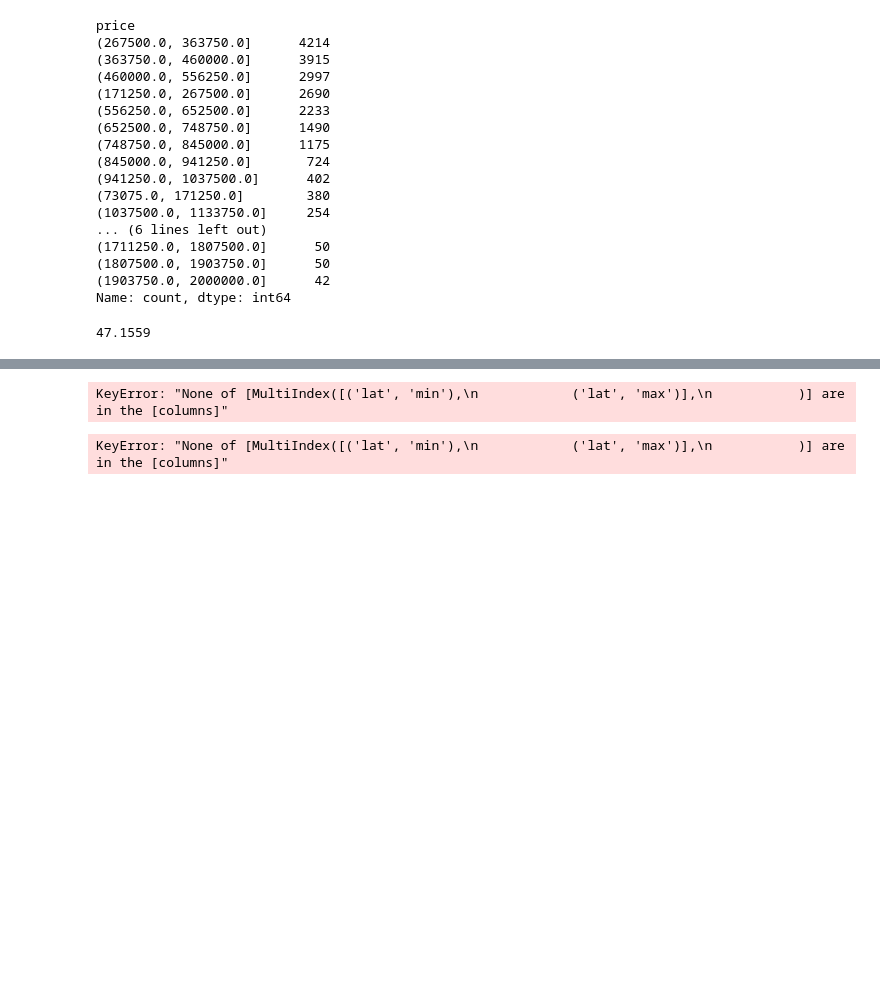
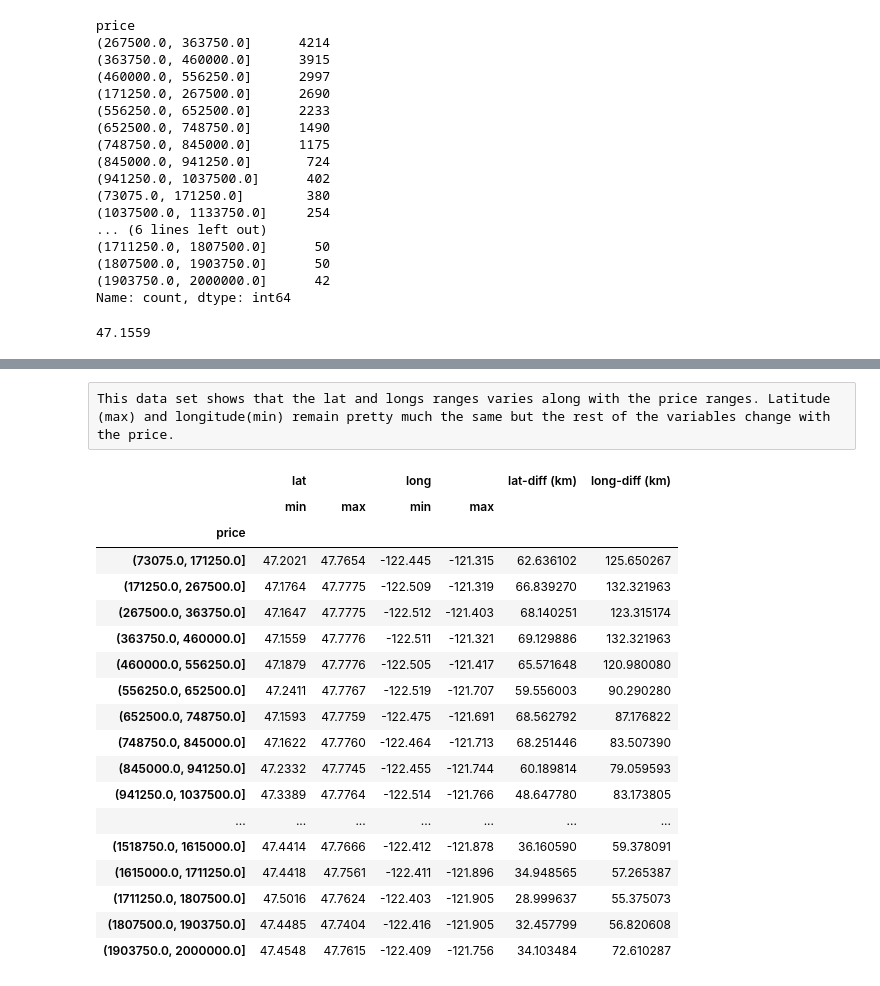
Before and after one commit to FawziElZein/House-Sales-King-County-Analysis-Part-3, a Jupyter notebook: Pandas Assignment #4.ipynb, the cells around one changed output, grey strips where cells are left out. Saved outputs shown, nothing was run; the diff lists cells and outputs as text; code cells hidden in the pictures; blank space fills up the shorter version.

```diff
--- a/Pandas Assignment #4.ipynb
+++ b/Pandas Assignment #4.ipynb
@@ -199,28 +199,29 @@ df_agg_price
+# %% [raw]
+This data set shows that the lat and longs ranges varies along with the price ranges. Latitude (max) and longitude(min) remain pretty much the same but the rest of the variables change with the price.
 # %%
-# df_agg_price['distance'] = df_agg_price[('lat','min')] - df_agg_price[('lat','max')]
-# df_agg_price['distance'] = get_distance(df_agg_price[('lat','min')],0,df_agg_price[('lat','max')],0)
-# sub_columns = [('lat', 'min'), ('lat', 'max')]
 
-# df_agg_price[('custom','distance')] = df[sub_columns].apply(lambda row: get_distance(row[('lat','min')],row[('lat','max')],0,0),axis=1)
-# df_agg_price[('lat','min')]
+df_agg_price[('lat-diff (km)')] = df_agg_price[[('lat', 'min'), ('lat', 'max')]].apply(lambda row: get_distance(row[('lat','min')],0,row[('lat','max')],0),axis=1)
 
-# df_agg_price.groupby('price').agg(get_distance(df_agg_price[('lat','min')].iloc[0],df_agg_price[('lat','max')].iloc[0],0,0))
+df_agg_price[('long-diff (km)')] = df_agg_price[[('long', 'min'), ('long', 'max')]].apply(lambda row: get_distance(0,row[('long','min')],0,row[('long','max')]),axis=1)
 
-# df_agg_price[('lat','min')].iloc[0]
+df_agg_price
 # %% [output]
-KeyError: "None of [MultiIndex([('lat', 'min'),\n            ('lat', 'max')],\n           )] are in the [columns]"
+|  | lat |  | long |  | lat-diff (km) | long-diff (km) |
+|  | min | max | min | max |  |  |
+| price |  |  |  |  |  |  |
+| (73075.0, 171250.0] | 47.2021 | 47.7654 | -122.445 | -121.315 | 62.636102 | 125.650267 |
+| (171250.0, 267500.0] | 47.1764 | 47.7775 | -122.509 | -121.319 | 66.839270 | 132.321963 |
+| (267500.0, 363750.0] | 47.1647 | 47.7775 | -122.512 | -121.403 | 68.140251 | 123.315174 |
+| (363750.0, 460000.0] | 47.1559 | 47.7776 | -122.511 | -121.321 | 69.129886 | 132.321963 |
+| (460000.0, 556250.0] | 47.1879 | 47.7776 | -122.505 | -121.417 | 65.571648 | 120.980080 |
+| (556250.0, 652500.0] | 47.2411 | 47.7767 | -122.519 | -121.707 | 59.556003 | 90.290280 |
+| (652500.0, 748750.0] | 47.1593 | 47.7759 | -122.475 | -121.691 | 68.562792 | 87.176822 |
+| (748750.0, 845000.0] | 47.1622 | 47.7760 | -122.464 | -121.713 | 68.251446 | 83.507390 |
+| (845000.0, 941250.0] | 47.2332 | 47.7745 | -122.455 | -121.744 | 60.189814 | 79.059593 |
+| (941250.0, 1037500.0] | 47.3389 | 47.7764 | -122.514 | -121.766 | 48.647780 | 83.173805 |
+| ... | ... | ... | ... | ... | ... | ... |
+| (1518750.0, 1615000.0] | 47.4414 | 47.7666 | -122.412 | -121.878 | 36.160590 | 59.378091 |
+| (1615000.0, 1711250.0] | 47.4418 | 47.7561 | -122.411 | -121.896 | 34.948565 | 57.265387 |
+| (1711250.0, 1807500.0] | 47.5016 | 47.7624 | -122.403 | -121.905 | 28.999637 | 55.375073 |
+| (1807500.0, 1903750.0] | 47.4485 | 47.7404 | -122.416 | -121.905 | 32.457799 | 56.820608 |
+| (1903750.0, 2000000.0] | 47.4548 | 47.7615 | -122.409 | -121.756 | 34.103484 | 72.610287 |
-# %%
-data = {
-    ('house', 'space'): [120, 150, 180, 220, 250],
-    ('house', 'price'): [100000, 150000, 200000, 250000, 300000],
-    ('apartment', 'space'): [80, 100, 110, 130, 150],
-    ('apartment', 'price'): [80000, 120000, 160000, 180000, 200000]
-}
-columns = pd.MultiIndex.from_tuples([('house', 'space'), ('house', 'price'), ('apartment', 'space'), ('apartment', 'price')])
-
-df = pd.DataFrame(data, columns=columns)
-df[('custom', 'result')] = df[sub_columns].apply(lambda row: custom_function(row[('house', 'space')], row[('house', 'price')]), axis=1)
-
-print(df)
-# %% [output]
-KeyError: "None of [MultiIndex([('lat', 'min'),\n            ('lat', 'max')],\n           )] are in the [columns]"
```
Also changed, not shown: parts of 11 cells of this notebook.
